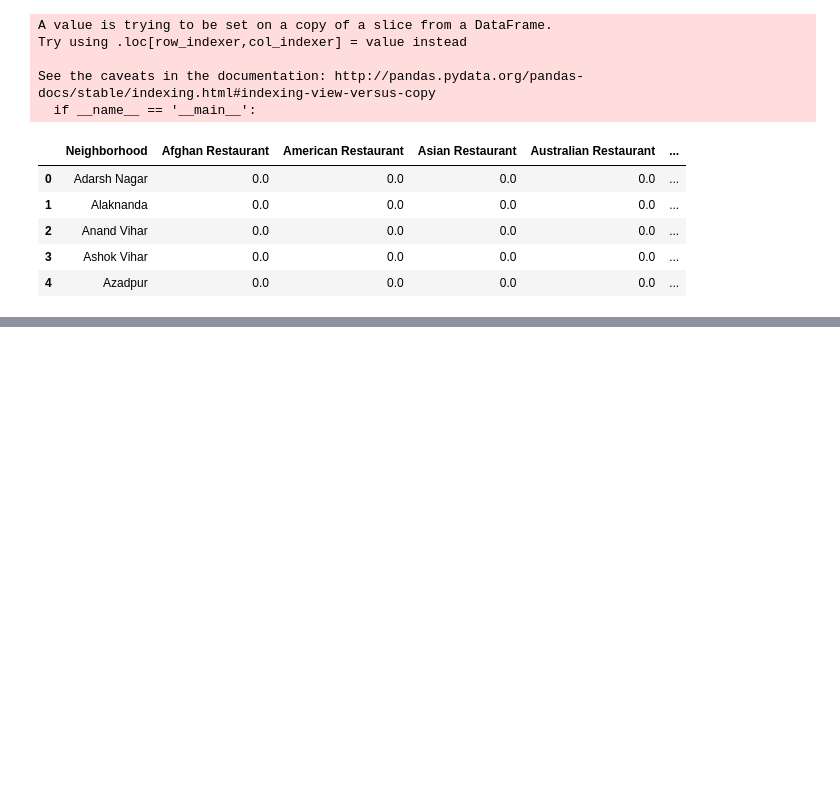
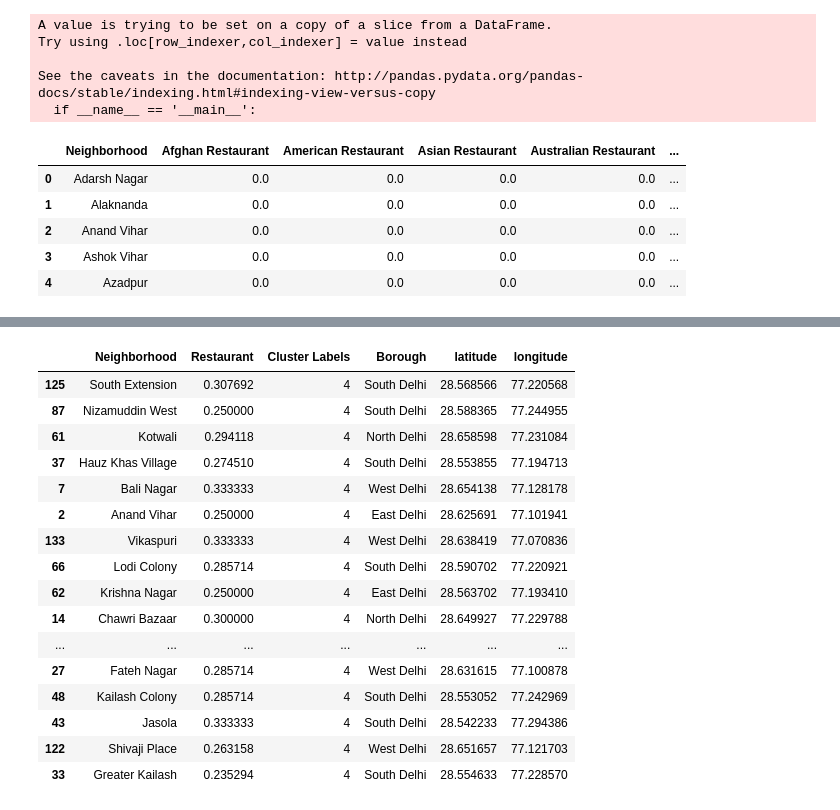
Before and after one commit to GaurvJoshi/Coursera-Capstone, a Jupyter notebook: Capstone_Final.ipynb, the cells around one changed output, grey strips where cells are left out. Saved outputs shown, nothing was run; the diff lists cells and outputs as text; code cells hidden in the pictures; blank space fills up the shorter version.

```diff
--- a/Capstone_Final.ipynb
+++ b/Capstone_Final.ipynb
@@ -285,0 +430,20 @@ kmeans.labels_[0:10]
+# %%
+res_merged.loc[res_merged['Cluster Labels'] == 4]
+# %% [output]
+|  | Neighborhood | Restaurant | Cluster Labels | Borough | latitude | longitude |
+| 125 | South Extension | 0.307692 | 4 | South Delhi | 28.568566 | 77.220568 |
+| 87 | Nizamuddin West | 0.250000 | 4 | South Delhi | 28.588365 | 77.244955 |
+| 61 | Kotwali | 0.294118 | 4 | North Delhi | 28.658598 | 77.231084 |
+| 37 | Hauz Khas Village | 0.274510 | 4 | South Delhi | 28.553855 | 77.194713 |
+| 7 | Bali Nagar | 0.333333 | 4 | West Delhi | 28.654138 | 77.128178 |
+| 2 | Anand Vihar | 0.250000 | 4 | East Delhi | 28.625691 | 77.101941 |
+| 133 | Vikaspuri | 0.333333 | 4 | West Delhi | 28.638419 | 77.070836 |
+| 66 | Lodi Colony | 0.285714 | 4 | South Delhi | 28.590702 | 77.220921 |
+| 62 | Krishna Nagar | 0.250000 | 4 | East Delhi | 28.563702 | 77.193410 |
+| 14 | Chawri Bazaar | 0.300000 | 4 | North Delhi | 28.649927 | 77.229788 |
+| ... | ... | ... | ... | ... | ... | ... |
+| 27 | Fateh Nagar | 0.285714 | 4 | West Delhi | 28.631615 | 77.100878 |
+| 48 | Kailash Colony | 0.285714 | 4 | South Delhi | 28.553052 | 77.242969 |
+| 43 | Jasola | 0.333333 | 4 | South Delhi | 28.542233 | 77.294386 |
+| 122 | Shivaji Place | 0.263158 | 4 | West Delhi | 28.651657 | 77.121703 |
+| 33 | Greater Kailash | 0.235294 | 4 | South Delhi | 28.554633 | 77.228570 |
```
Also changed, not shown: parts of 11 cells of this notebook.
